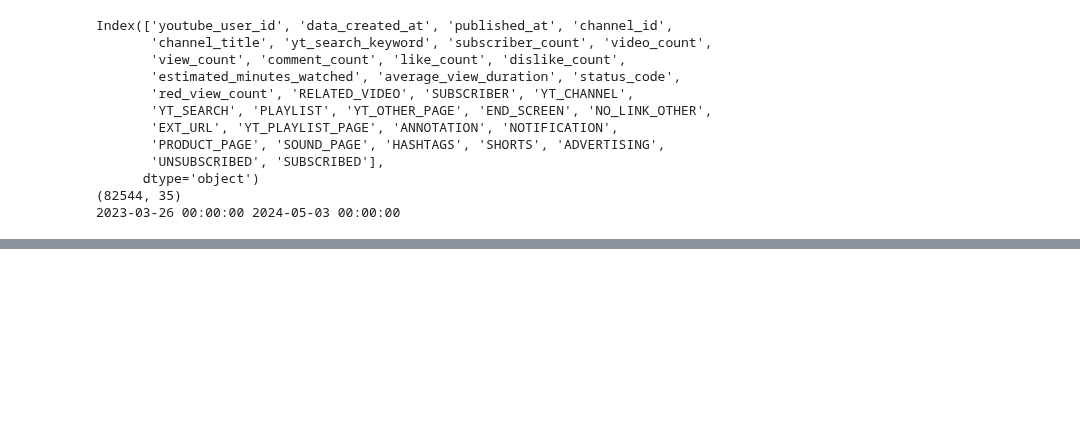
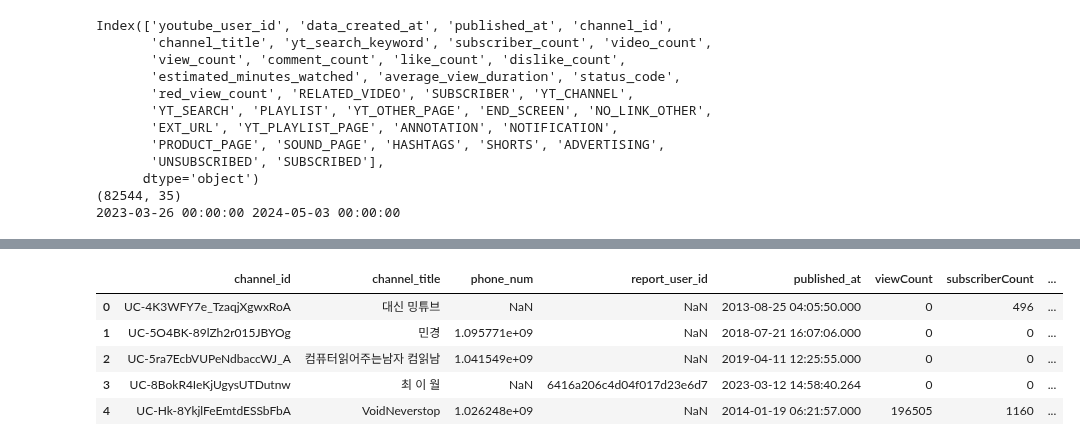
Before and after one commit to kkwann/awake, a Jupyter notebook: MongoDB_connection.ipynb, the cells around one changed output, grey strips where cells are left out. Cells and saved outputs as stored; diff of their text form; code cells hidden in the pictures; blank space fills up the shorter version.

```diff
--- a/MongoDB_connection.ipynb
+++ b/MongoDB_connection.ipynb
@@ -908,0 +853,9 @@ merge_df_fin = pd.merge(merge_df_fin,youtube_daily_channel_basics,how='left',on=
+# %%
+youtube_users.head()
+# %% [output]
+|  | channel_id | channel_title | phone_num | report_user_id | published_at | viewCount | subscriberCount | ... |
+| 0 | UC-4K3WFY7e_TzaqjXgwxRoA | 대신 밍튜브 | NaN | NaN | 2013-08-25 04:05:50.000 | 0 | 496 | ... |
+| 1 | UC-5O4BK-89lZh2r015JBYOg | 민경 | 1.095771e+09 | NaN | 2018-07-21 16:07:06.000 | 0 | 0 | ... |
+| 2 | UC-5ra7EcbVUPeNdbaccWJ_A | 컴퓨터읽어주는남자 컴읽남 | 1.041549e+09 | NaN | 2019-04-11 12:25:55.000 | 0 | 0 | ... |
+| 3 | UC-8BokR4IeKjUgysUTDutnw | 최 이 월 | NaN | 6416a206c4d04f017d23e6d7 | 2023-03-12 14:58:40.264 | 0 | 0 | ... |
+| 4 | UC-Hk-8YkjlFeEmtdESSbFbA | VoidNeverstop | 1.026248e+09 | NaN | 2014-01-19 06:21:57.000 | 196505 | 1160 | ... |
```
Also changed, not shown: parts of 37 cells of this notebook.
